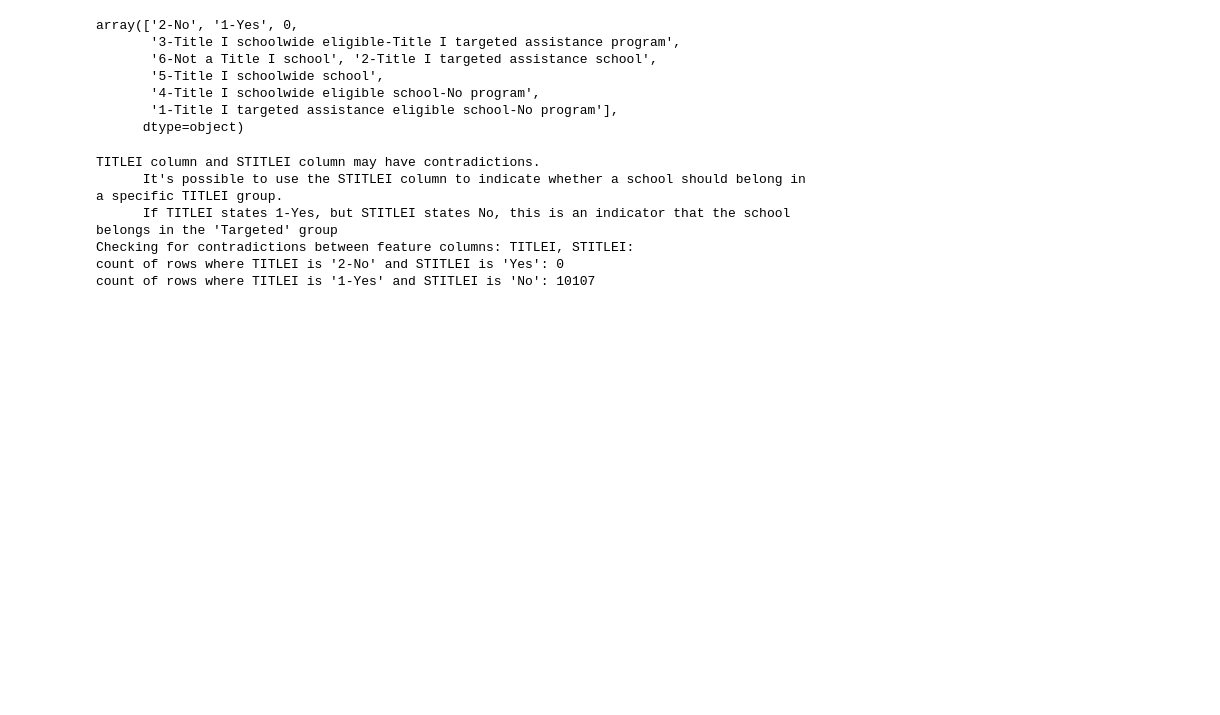
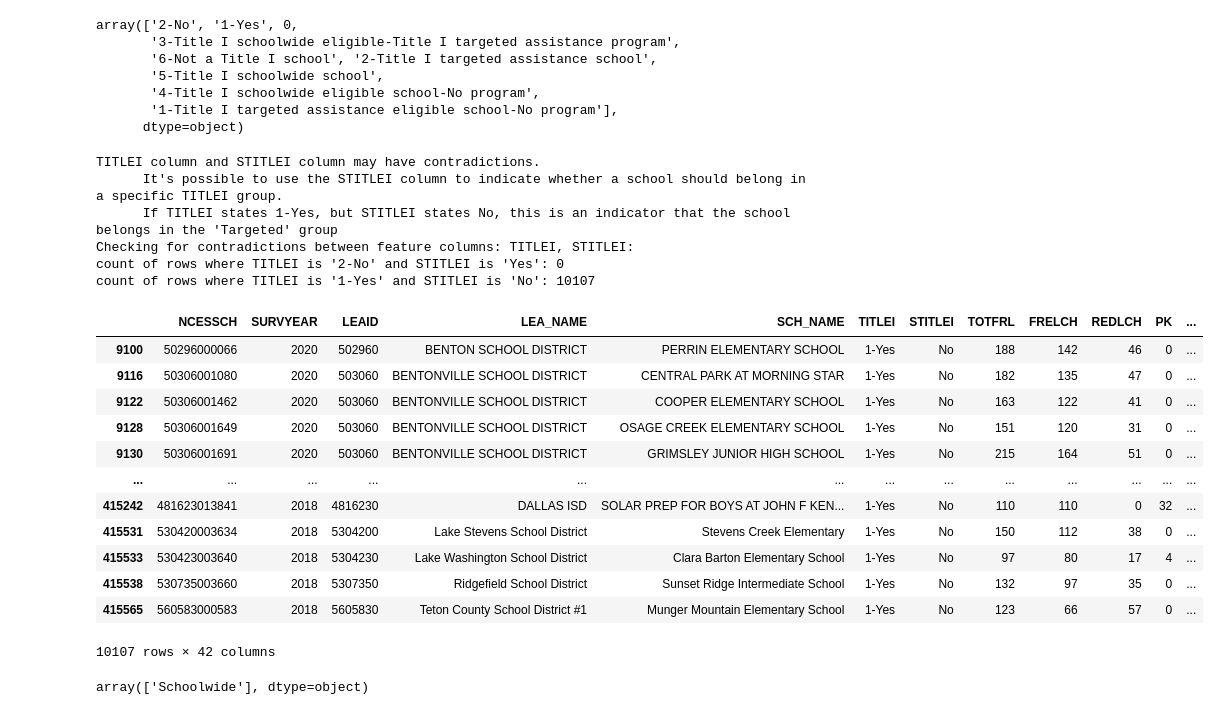
Before and after one commit to caparcom/Customer_Churn_Capstone, a Jupyter notebook: src/clean_data.ipynb, the cells around one changed output. Drawn from its saved outputs; the diff is of its cells as text; code cells hidden in the pictures; blank space fills up the shorter version.

```diff
--- a/src/clean_data.ipynb
+++ b/src/clean_data.ipynb
@@ -130,12 +112,0 @@ main_df = main_df[main_df['concurrently_operational'] != 'False']
-# %%
-# removing charter schools
-main_df = main_df[main_df['CHARTER_TEXT'].isin(['No'])]
-# %%
-# drop the charter text feature
-main_df.drop(columns='CHARTER_TEXT', inplace=True)
-# %%
-# removing magnet schools
-main_df = main_df[main_df['MAGNET_TEXT'].isin(['No'])]
-# %%
-# drop the magnet text feature
-main_df.drop(columns='MAGNET_TEXT', inplace=True)
@@ -380,0 +436,16 @@ count of rows where TITLEI is '1-Yes' and STITLEI is 'No': 10107
+# %%
+main_df[(main_df['TITLEI'] == '1-Yes') & (main_df['STITLEI'] == 'No')]
+# %% [output]
+|  | NCESSCH | SURVYEAR | LEAID | LEA_NAME | SCH_NAME | TITLEI | STITLEI | TOTFRL | FRELCH | REDLCH | PK | ... |
+| 9100 | 50296000066 | 2020 | 502960 | BENTON SCHOOL DISTRICT | PERRIN ELEMENTARY SCHOOL | 1-Yes | No | 188 | 142 | 46 | 0 | ... |
+| 9116 | 50306001080 | 2020 | 503060 | BENTONVILLE SCHOOL DISTRICT | CENTRAL PARK AT MORNING STAR | 1-Yes | No | 182 | 135 | 47 | 0 | ... |
+| 9122 | 50306001462 | 2020 | 503060 | BENTONVILLE SCHOOL DISTRICT | COOPER ELEMENTARY SCHOOL | 1-Yes | No | 163 | 122 | 41 | 0 | ... |
+| 9128 | 50306001649 | 2020 | 503060 | BENTONVILLE SCHOOL DISTRICT | OSAGE CREEK ELEMENTARY SCHOOL | 1-Yes | No | 151 | 120 | 31 | 0 | ... |
+| 9130 | 50306001691 | 2020 | 503060 | BENTONVILLE SCHOOL DISTRICT | GRIMSLEY JUNIOR HIGH SCHOOL | 1-Yes | No | 215 | 164 | 51 | 0 | ... |
+| ... | ... | ... | ... | ... | ... | ... | ... | ... | ... | ... | ... | ... |
+| 415242 | 481623013841 | 2018 | 4816230 | DALLAS ISD | SOLAR PREP FOR BOYS AT JOHN F KEN... | 1-Yes | No | 110 | 110 | 0 | 32 | ... |
+| 415531 | 530420003634 | 2018 | 5304200 | Lake Stevens School District | Stevens Creek Elementary | 1-Yes | No | 150 | 112 | 38 | 0 | ... |
+| 415533 | 530423003640 | 2018 | 5304230 | Lake Washington School District | Clara Barton Elementary School | 1-Yes | No | 97 | 80 | 17 | 4 | ... |
+| 415538 | 530735003660 | 2018 | 5307350 | Ridgefield School District | Sunset Ridge Intermediate School | 1-Yes | No | 132 | 97 | 35 | 0 | ... |
+| 415565 | 560583000583 | 2018 | 5605830 | Teton County School District #1 | Munger Mountain Elementary School | 1-Yes | No | 123 | 66 | 57 | 0 | ... |
+10107 rows × 42 columns
@@ -380,0 +454,4 @@ count of rows where TITLEI is '1-Yes' and STITLEI is 'No': 10107
+# %%
+sliced_df['TITLEI_GROUPED'].unique()
+# %% [output]
+array(['Schoolwide'], dtype=object)
```
Also changed, not shown: parts of 31 cells of this notebook.
